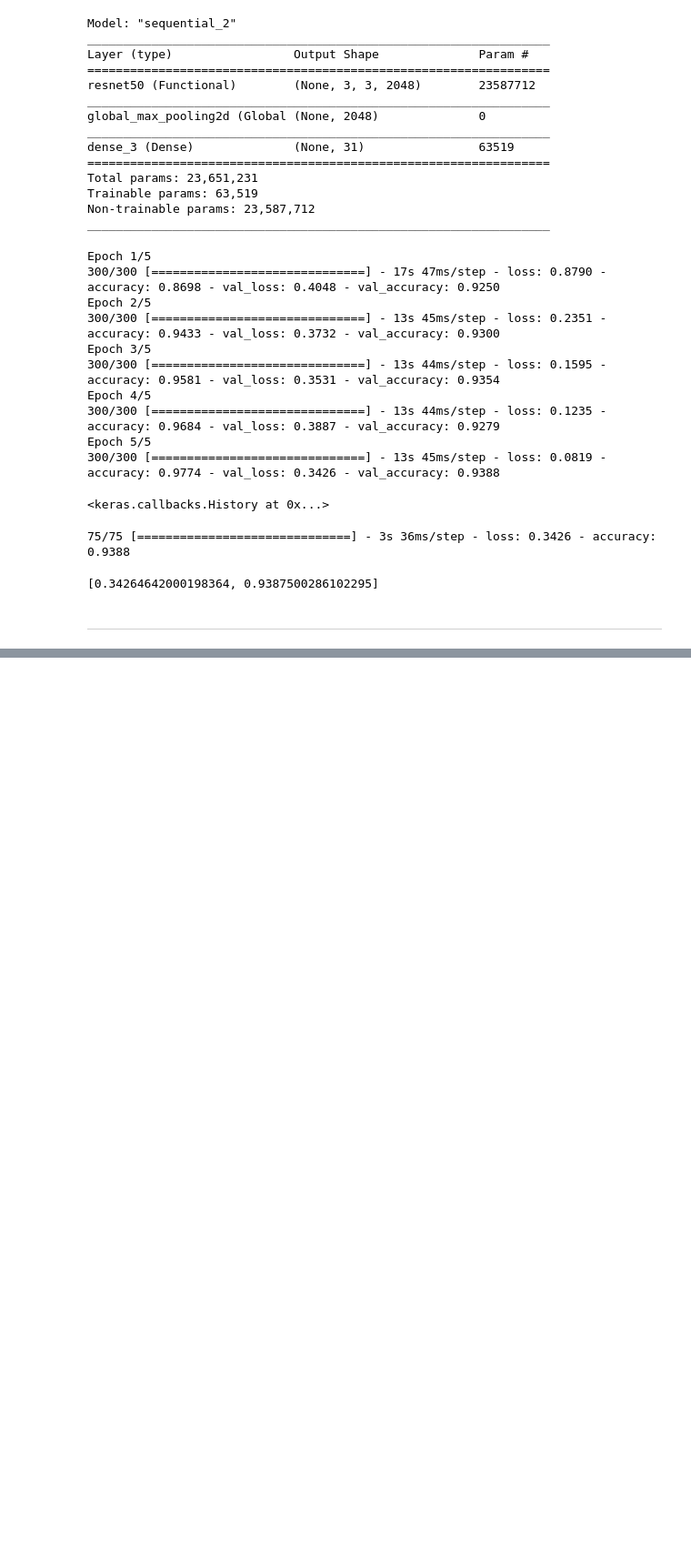
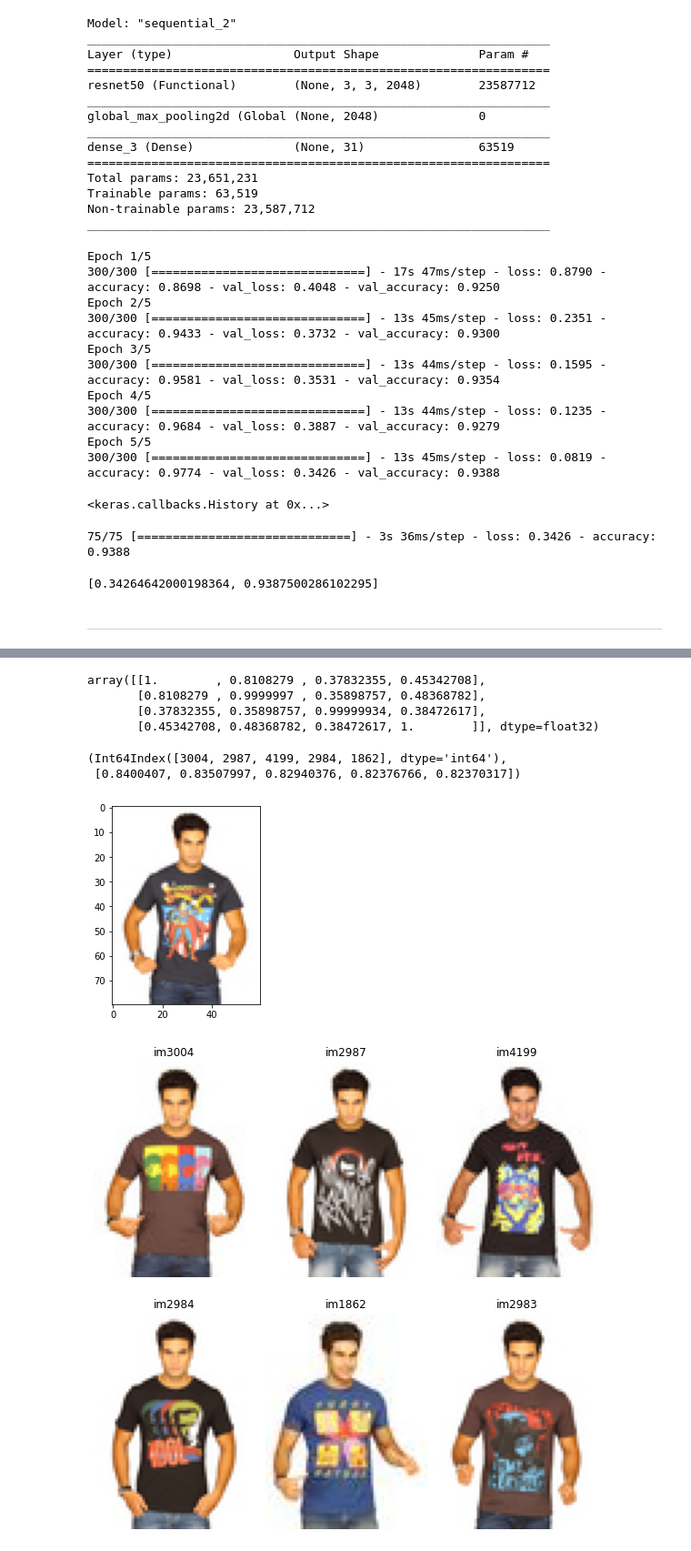
Before and after one commit to dauuuum/Image-Retrieval, a Jupyter notebook: AI_03_정다움_Section4.ipynb, the cells around one changed output, grey strips where cells are left out. Shown at 91% size. Cells and saved outputs as stored; diff of their text form; code cells hidden in the pictures; blank space fills up the shorter version.

```diff
--- a/AI_03_정다움_Section4.ipynb
+++ b/AI_03_정다움_Section4.ipynb
@@ -290,0 +396,6 @@ model3.evaluate(validation_generator)
+# %%
+map_embeddings = df['image'].swifter.apply(lambda img: get_embedding(model4, img))
+df_embs = map_embeddings.apply(pd.Series)
+
+print(df_embs.shape)
+df_embs.head()
@@ -290,0 +411,41 @@ model3.evaluate(validation_generator)
+# %%
+# calculate distance matriz
+cosine_sim = 1-pairwise_distances(df_embs, metric='cosine')
+cosine_sim[:4, :4]
+# %% [output]
+array([[1.        , 0.8108279 , 0.37832355, 0.45342708],
+       [0.8108279 , 0.9999997 , 0.35898757, 0.48368782],
+       [0.37832355, 0.35898757, 0.99999934, 0.38472617],
+       [0.45342708, 0.48368782, 0.38472617, 1.        ]], dtype=float32)
+# %%
+indices = pd.Series(range(len(df)), index=df.index)
+indices
+
+# Function that get movie recommendations based on the cosine similarity score of movie genres
+def get_recommender(idx, df, top_n = 5):
+    sim_idx    = indices[idx]
+    sim_scores = list(enumerate(cosine_sim[sim_idx]))
+    sim_scores = sorted(sim_scores, key=lambda x: x[1], reverse=True)
+    sim_scores = sim_scores[1:top_n+1]
+    idx_rec    = [i[0] for i in sim_scores]
+    idx_sim    = [i[1] for i in sim_scores]
+
+    return indices.iloc[idx_rec].index, idx_sim
+
+get_recommender(2993, df, top_n = 5)
+# %% [output]
+(Int64Index([3004, 2987, 4199, 2984, 1862], dtype='int64'),
+ [0.8400407, 0.83507997, 0.82940376, 0.82376766, 0.82370317])
+# %%
+# 추천시스템 적용(1)
+idx_ref = 2993
+
+idx_rec, idx_sim = get_recommender(idx_ref, df, top_n = 6)
+
+plt.imshow(cv2.cvtColor(load_image(df.iloc[idx_ref].image), cv2.COLOR_BGR2RGB))
+
+figures = {'im'+str(i): load_image(row.image) for i, row in df.loc[idx_rec].iterrows()}
+plot_figures(figures, 2, 3)
+# %% [output]
+[figure, added]
+[figure, added]
```
Also changed, not shown: parts of 12 cells of this notebook.
